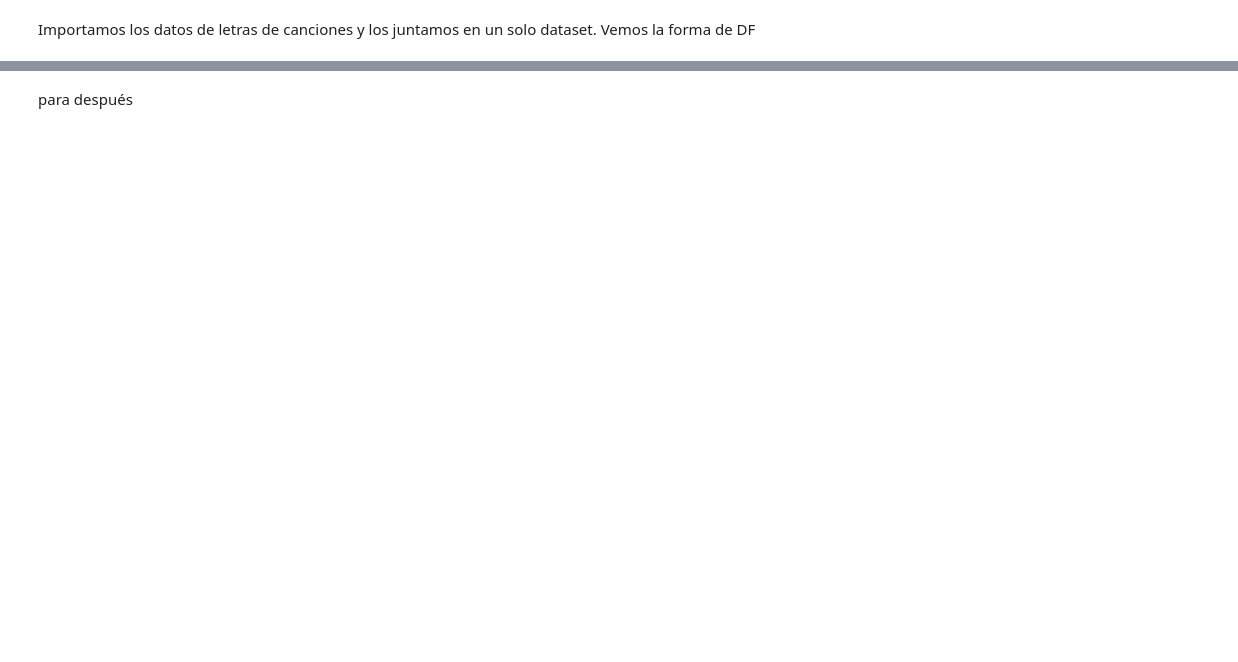
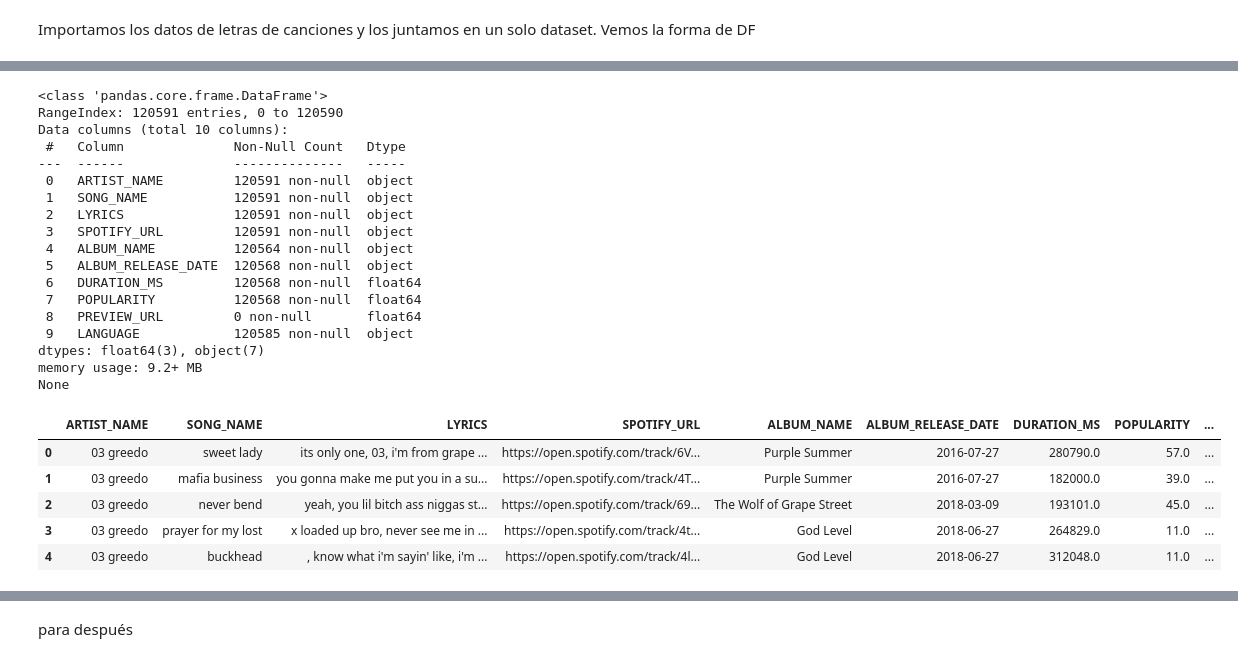
Before and after one commit to mezcolantriz/clasificador-letras, a Jupyter notebook: src/explore.ipynb, the cells around one changed output, grey strips where cells are left out. Drawn from its saved outputs; the diff is of its cells as text; code cells hidden in the pictures; blank space fills up the shorter version.

```diff
--- a/src/explore.ipynb
+++ b/src/explore.ipynb
@@ -57,0 +8,35 @@ Dataset combinado guardado en C:\Users\solan\Downloads\clasificador-letras\data\
+# %%
+# Ruta al archivo CSV
+file_path = r"C:\Users\solan\Downloads\clasificador-letras\data\cleaned_combined_with_language.csv"
+
+# Cargar el archivo como DataFrame
+df = pd.read_csv(file_path)
+
+# Echar un vistazo inicial
+print(df.info())
+df.head()
+# %% [output]
+<class 'pandas.core.frame.DataFrame'>
+RangeIndex: 120591 entries, 0 to 120590
+Data columns (total 10 columns):
+ #   Column              Non-Null Count   Dtype
+---  ------              --------------   -----
+ 0   ARTIST_NAME         120591 non-null  object
+ 1   SONG_NAME           120591 non-null  object
+ 2   LYRICS              120591 non-null  object
+ 3   SPOTIFY_URL         120591 non-null  object
+ 4   ALBUM_NAME          120564 non-null  object
+ 5   ALBUM_RELEASE_DATE  120568 non-null  object
+ 6   DURATION_MS         120568 non-null  float64
+ 7   POPULARITY          120568 non-null  float64
+ 8   PREVIEW_URL         0 non-null       float64
+ 9   LANGUAGE            120585 non-null  object
+dtypes: float64(3), object(7)
+memory usage: 9.2+ MB
+None
+|  | ARTIST_NAME | SONG_NAME | LYRICS | SPOTIFY_URL | ALBUM_NAME | ALBUM_RELEASE_DATE | DURATION_MS | POPULARITY | ... |
+| 0 | 03 greedo | sweet lady | its only one, 03, i'm from grape ... | https://open.spotify.com/track/6V... | Purple Summer | 2016-07-27 | 280790.0 | 57.0 | ... |
+| 1 | 03 greedo | mafia business | you gonna make me put you in a su... | https://open.spotify.com/track/4T... | Purple Summer | 2016-07-27 | 182000.0 | 39.0 | ... |
+| 2 | 03 greedo | never bend | yeah, you lil bitch ass niggas st... | https://open.spotify.com/track/69... | The Wolf of Grape Street | 2018-03-09 | 193101.0 | 45.0 | ... |
+| 3 | 03 greedo | prayer for my lost | x loaded up bro, never see me in ... | https://open.spotify.com/track/4t... | God Level | 2018-06-27 | 264829.0 | 11.0 | ... |
+| 4 | 03 greedo | buckhead | , know what i'm sayin' like, i'm ... | https://open.spotify.com/track/4l... | God Level | 2018-06-27 | 312048.0 | 11.0 | ... |
```
Also changed, not shown: parts of 29 cells of this notebook, 3 other files.
